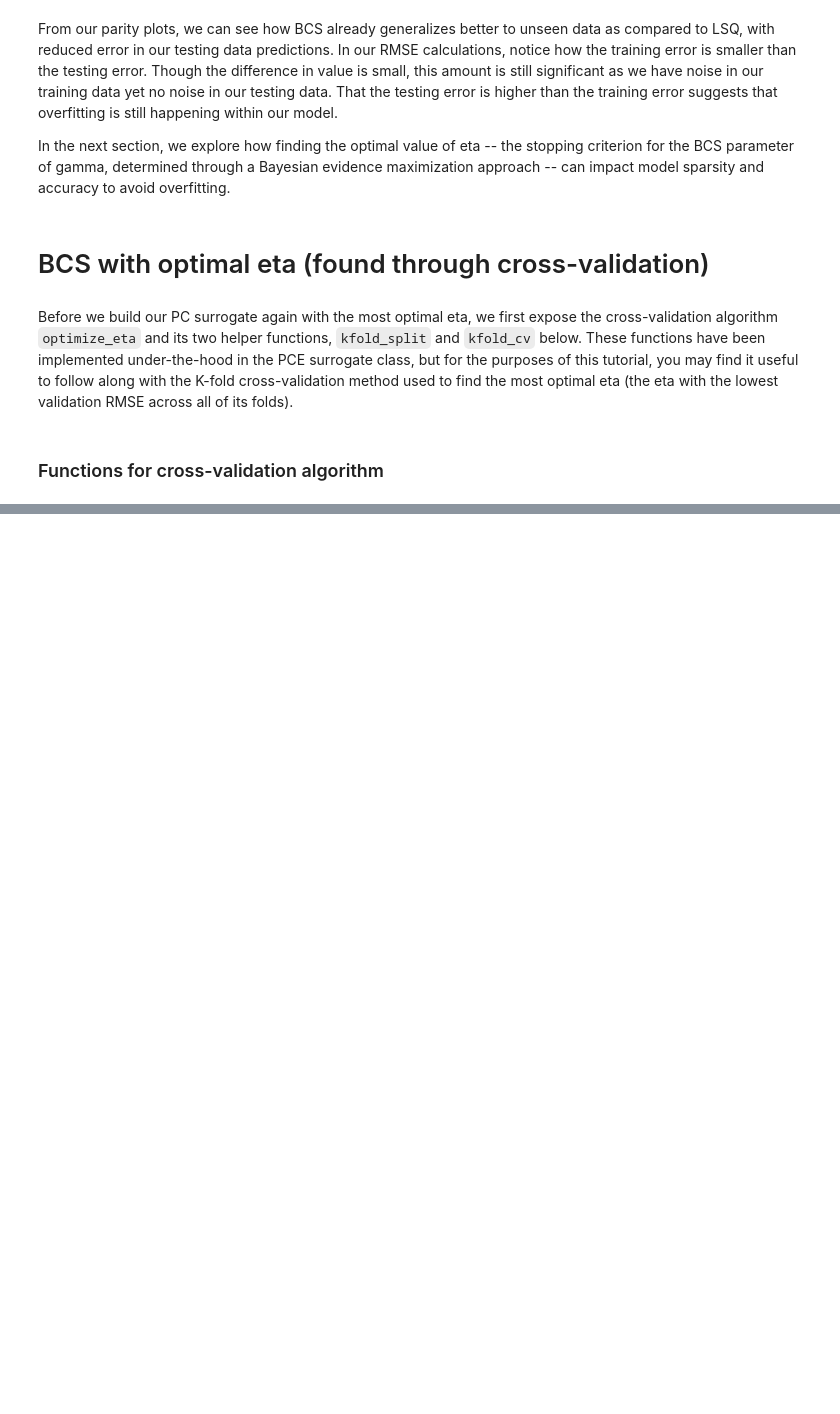
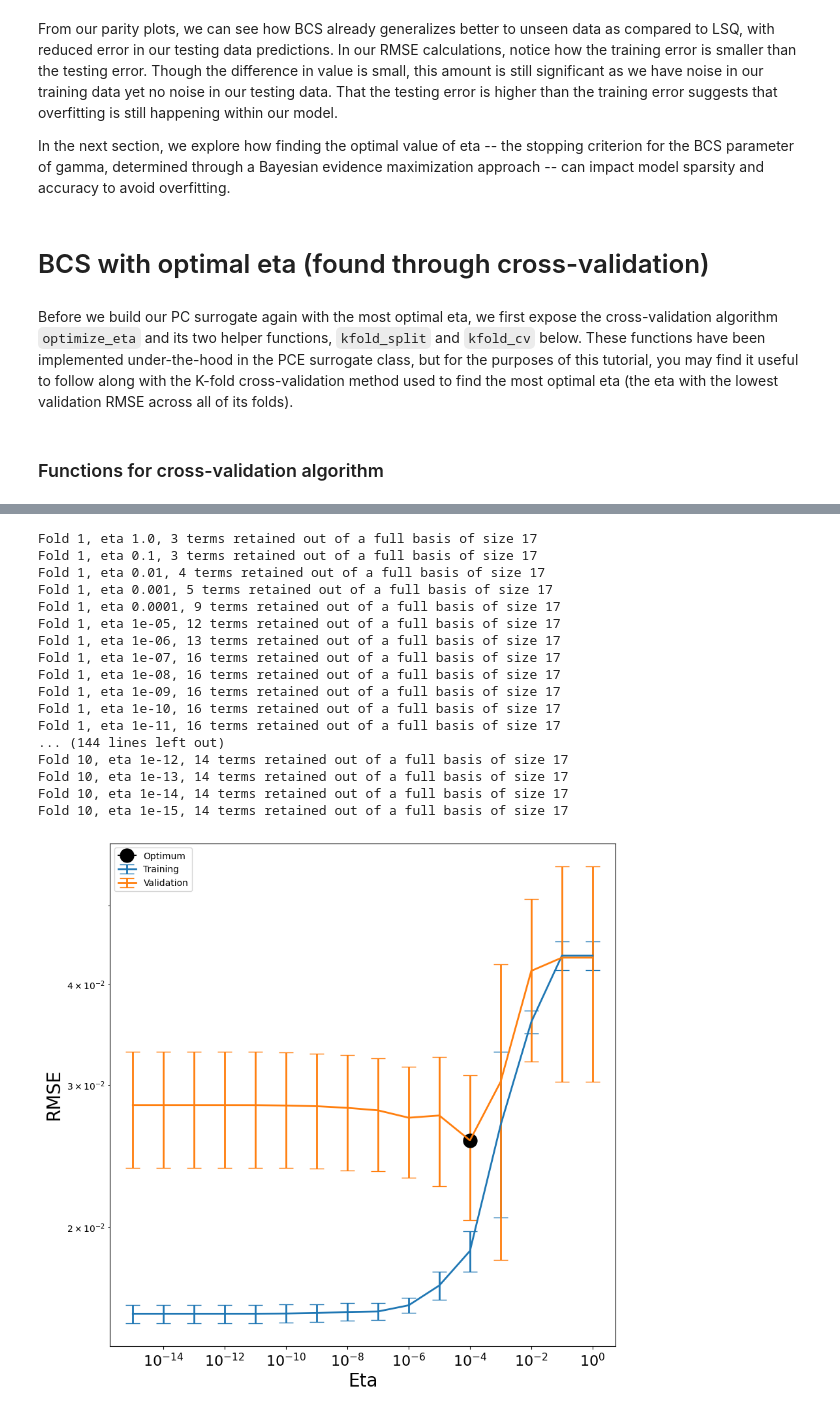
Before and after one commit to sandialabs/pytuq, a Jupyter notebook: examples/surrogates/ex_genz_bcs.ipynb, the cells around one changed output, grey strips where cells are left out. Cells and saved outputs as stored; diff of their text form; code cells hidden in the pictures; blank space fills up the shorter version.

```diff
--- a/examples/surrogates/ex_genz_bcs.ipynb
+++ b/examples/surrogates/ex_genz_bcs.ipynb
@@ -406,11 +379,6 @@ def optimize_eta(pce, etas, nfolds=3, verbose=0, plot=False):
 
         # Loop through each eta
         for eta in etas:
-            print(i, eta)
-            np.savetxt('xx', x_tr)
-            np.savetxt('yy', y_tr)
-            if (i==3 and eta==0.000001):
-                sys.exit()
 
             # Conduct the BCS fitting. The object is automatically updated with new multiindex and coefficients received from the fitting.
             cfs = pce_copy.build(regression = 'bcs', eta=eta)
@@ -476,0 +451,25 @@ def optimize_eta(pce, etas, nfolds=3, verbose=0, plot=False):
+# %%
+# We first create a list of possible etas to pass in: [1e-16, 1e-15, ... , 1e-2, 1e-1, 1]
+etas = 1/np.power(10,[i for i in range(0,16)])
+
+# Then, we call the function to choose the optimal eta:
+eta_opt = optimize_eta(pce_surr, etas, nfolds=10, verbose = True, plot=True)
+# %% [output]
+Fold 1, eta 1.0, 3 terms retained out of a full basis of size 17
+Fold 1, eta 0.1, 3 terms retained out of a full basis of size 17
+Fold 1, eta 0.01, 4 terms retained out of a full basis of size 17
+Fold 1, eta 0.001, 5 terms retained out of a full basis of size 17
+Fold 1, eta 0.0001, 9 terms retained out of a full basis of size 17
+Fold 1, eta 1e-05, 12 terms retained out of a full basis of size 17
+Fold 1, eta 1e-06, 13 terms retained out of a full basis of size 17
+Fold 1, eta 1e-07, 16 terms retained out of a full basis of size 17
+Fold 1, eta 1e-08, 16 terms retained out of a full basis of size 17
+Fold 1, eta 1e-09, 16 terms retained out of a full basis of size 17
+Fold 1, eta 1e-10, 16 terms retained out of a full basis of size 17
+Fold 1, eta 1e-11, 16 terms retained out of a full basis of size 17
+... (144 lines left out)
+Fold 10, eta 1e-12, 14 terms retained out of a full basis of size 17
+Fold 10, eta 1e-13, 14 terms retained out of a full basis of size 17
+Fold 10, eta 1e-14, 14 terms retained out of a full basis of size 17
+Fold 10, eta 1e-15, 14 terms retained out of a full basis of size 17
+[figure, added]
```
Also changed, not shown: parts of 22 cells of this notebook, 16 other files.
